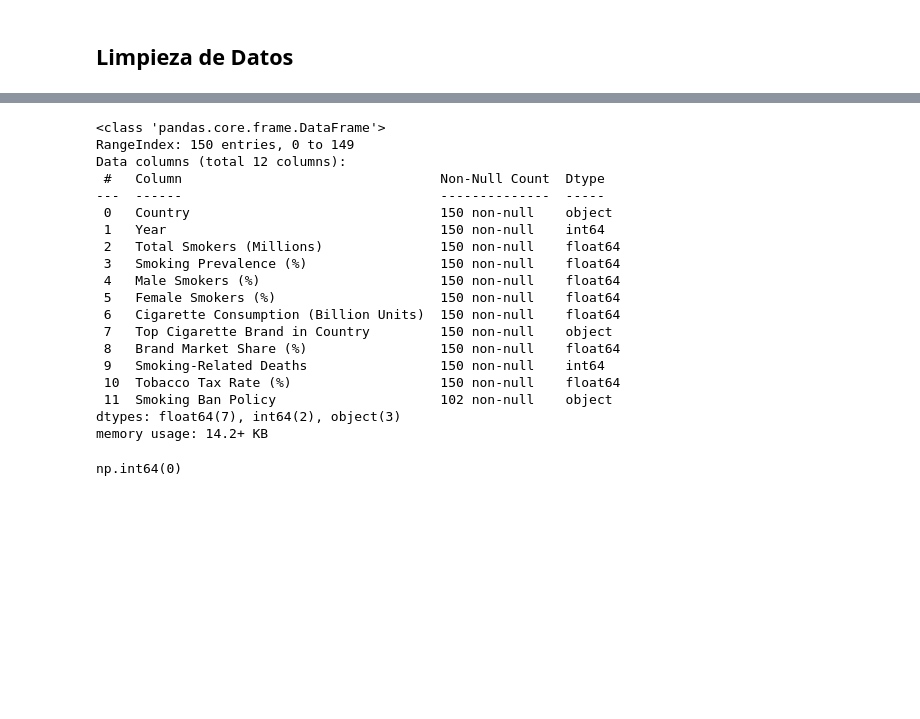
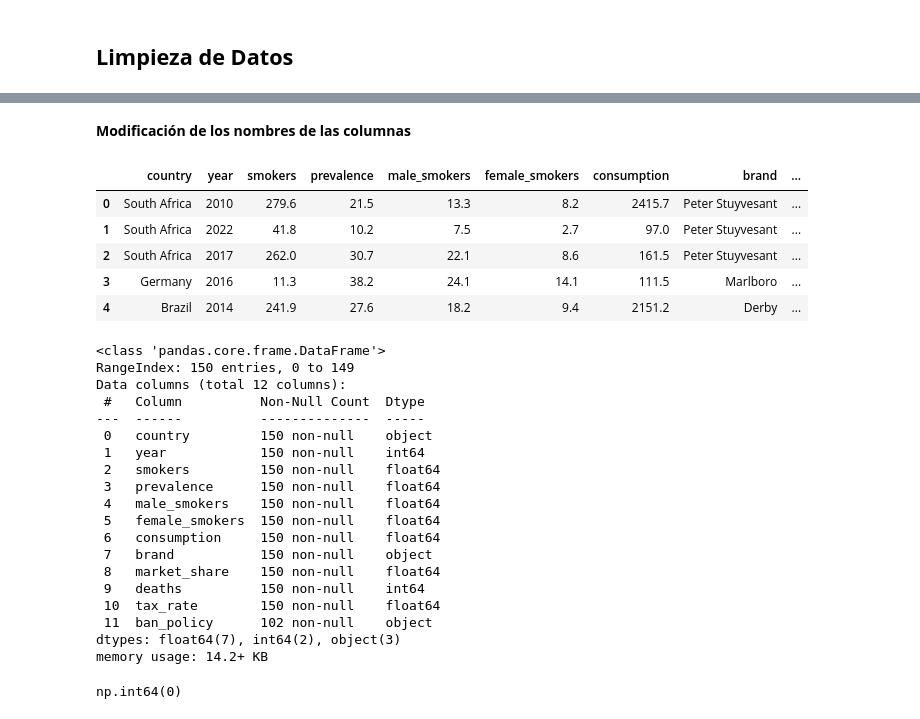
Before and after one commit to ever07/smokingdata, a Jupyter notebook: Limpieza de datos.ipynb, the cells around one changed output, grey strips where cells are left out. Saved outputs shown, nothing was run; the diff lists cells and outputs as text; code cells hidden in the pictures; blank space fills up the shorter version.

```diff
--- a/Limpieza de datos.ipynb
+++ b/Limpieza de datos.ipynb
@@ -23,3 +23,20 @@ data.head()
+# %% [markdown]
+**Modificación de los nombres de las columnas**
+# %%
+new_columns = ['country', 'year', 'smokers', 'prevalence',
+               'male_smokers', 'female_smokers', 'consumption',
+               'brand', 'market_share', 'deaths',
+               'tax_rate', 'ban_policy']
+
+data.columns = new_columns
+data.head()
+# %% [output]
+|  | country | year | smokers | prevalence | male_smokers | female_smokers | consumption | brand | ... |
+| 0 | South Africa | 2010 | 279.6 | 21.5 | 13.3 | 8.2 | 2415.7 | Peter Stuyvesant | ... |
+| 1 | South Africa | 2022 | 41.8 | 10.2 | 7.5 | 2.7 | 97.0 | Peter Stuyvesant | ... |
+| 2 | South Africa | 2017 | 262.0 | 30.7 | 22.1 | 8.6 | 161.5 | Peter Stuyvesant | ... |
+| 3 | Germany | 2016 | 11.3 | 38.2 | 24.1 | 14.1 | 111.5 | Marlboro | ... |
+| 4 | Brazil | 2014 | 241.9 | 27.6 | 18.2 | 9.4 | 2151.2 | Derby | ... |
 # %%
 #Información del conjunto de datos
 data.info()
@@ -27,20 +44,20 @@ data.info()
 <class 'pandas.core.frame.DataFrame'>
 RangeIndex: 150 entries, 0 to 149
 Data columns (total 12 columns):
- #   Column                                 Non-Null Count  Dtype
----  ------                                 --------------  -----
- 0   Country                                150 non-null    object
- 1   Year                                   150 non-null    int64
- 2   Total Smokers (Millions)               150 non-null    float64
- 3   Smoking Prevalence (%)                 150 non-null    float64
- 4   Male Smokers (%)                       150 non-null    float64
- 5   Female Smokers (%)                     150 non-null    float64
- 6   Cigarette Consumption (Billion Units)  150 non-null    float64
- 7   Top Cigarette Brand in Country         150 non-null    object
- 8   Brand Market Share (%)                 150 non-null    float64
- 9   Smoking-Related Deaths                 150 non-null    int64
- 10  Tobacco Tax Rate (%)                   150 non-null    float64
- 11  Smoking Ban Policy                     102 non-null    object
+ #   Column          Non-Null Count  Dtype
+---  ------          --------------  -----
+ 0   country         150 non-null    object
+ 1   year            150 non-null    int64
+ 2   smokers         150 non-null    float64
+ 3   prevalence      150 non-null    float64
+ 4   male_smokers    150 non-null    float64
+ 5   female_smokers  150 non-null    float64
+ 6   consumption     150 non-null    float64
+ 7   brand           150 non-null    object
+ 8   market_share    150 non-null    float64
+ 9   deaths          150 non-null    int64
+ 10  tax_rate        150 non-null    float64
+ 11  ban_policy      102 non-null    object
 dtypes: float64(7), int64(2), object(3)
 memory usage: 14.2+ KB
 # %%
```
Also changed, not shown: parts of 7 cells of this notebook.
